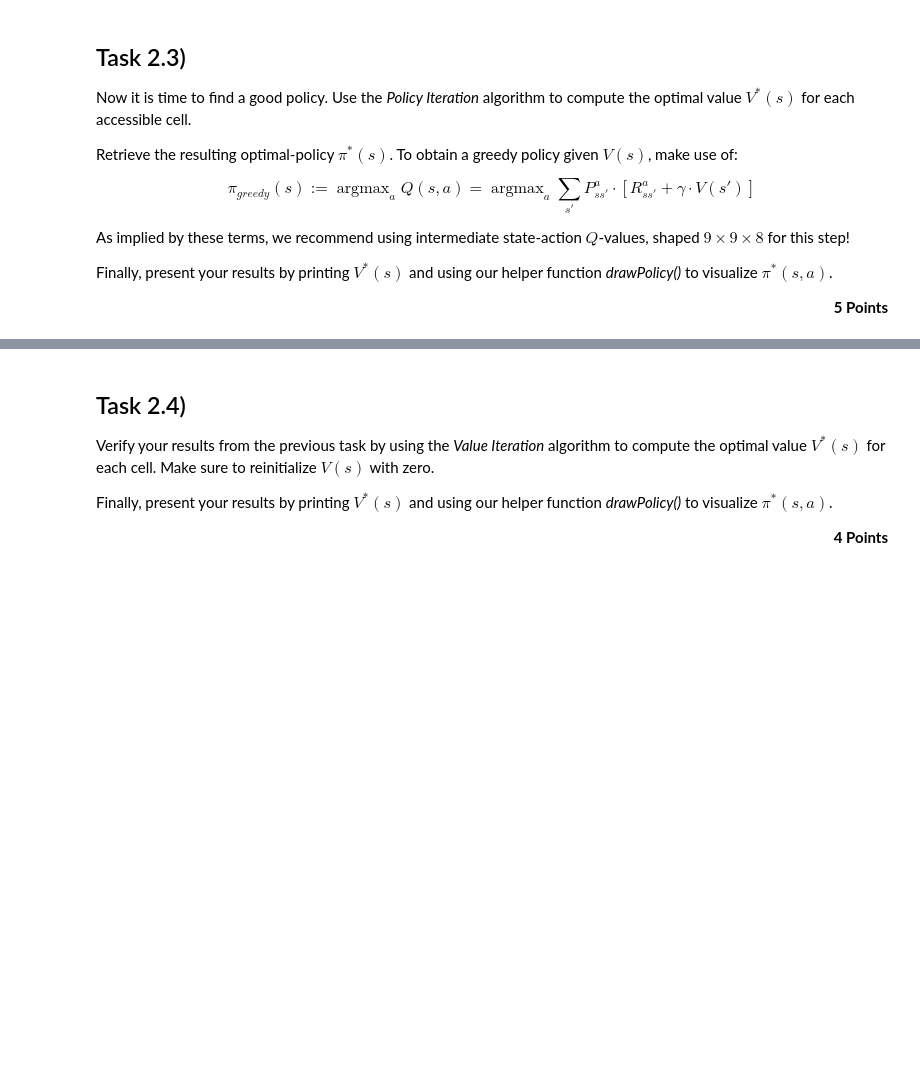
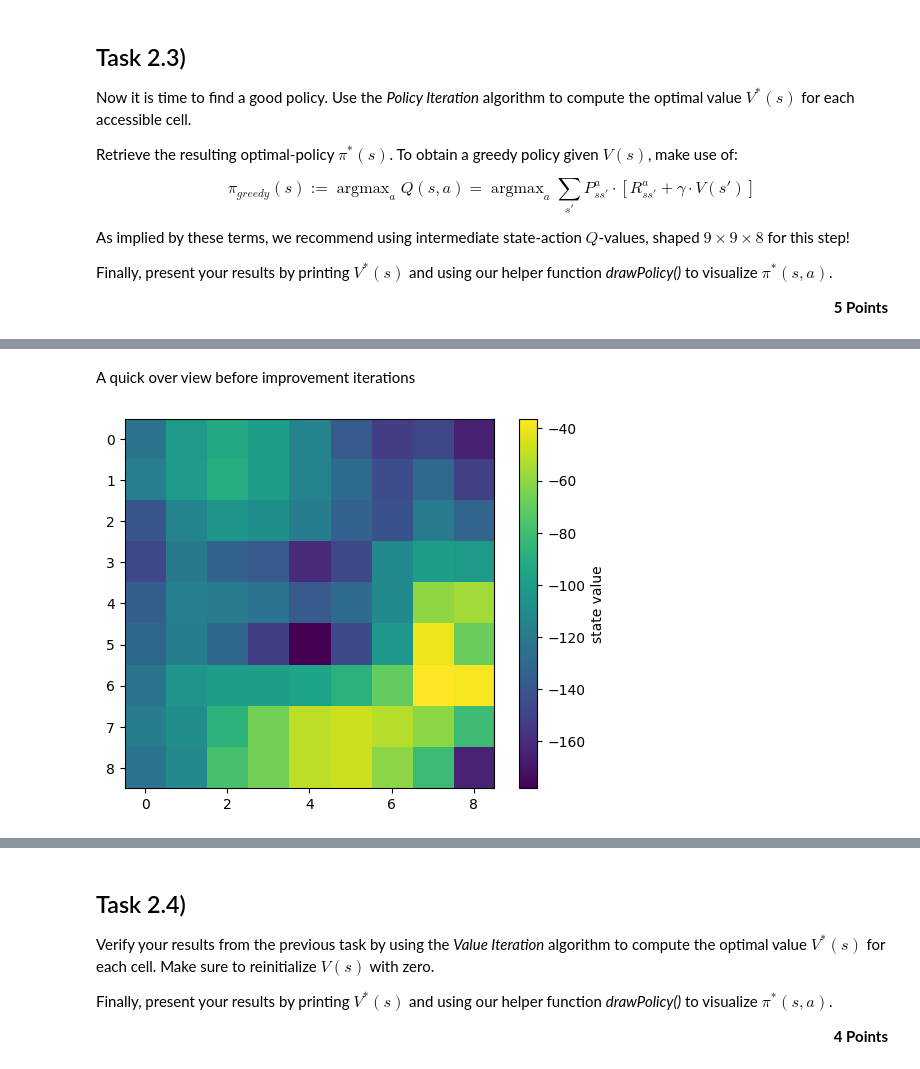
Before and after one commit to maojw2/rl-bonbon, a Jupyter notebook: RL_Assignment_02/RL_Assignment_02.ipynb, the cells around one changed output, grey strips where cells are left out. Saved outputs shown, nothing was run; the diff lists cells and outputs as text; code cells hidden in the pictures; blank space fills up the shorter version.

```diff
--- a/RL_Assignment_02/RL_Assignment_02.ipynb
+++ b/RL_Assignment_02/RL_Assignment_02.ipynb
@@ -139,0 +266,5 @@ from helpers.utils import drawPolicy, drawGrid
+# %%
+def random_policy() -> np.typing.NDArray:
+    """A truly random policy, any action is expected. Should stay away from
+    mf."""
+    return np.ones((9, 9, 8)) * 1/8
@@ -139,0 +285,7 @@ from helpers.utils import drawPolicy, drawGrid
+# %% [markdown]
+A quick over view before improvement iterations
+# %%
+evaluation = evaluate(random_policy())
+evaluation_heatmap(evaluation)
+# %% [output]
+[figure, added]
```
Also changed, not shown: parts of 35 cells of this notebook.
